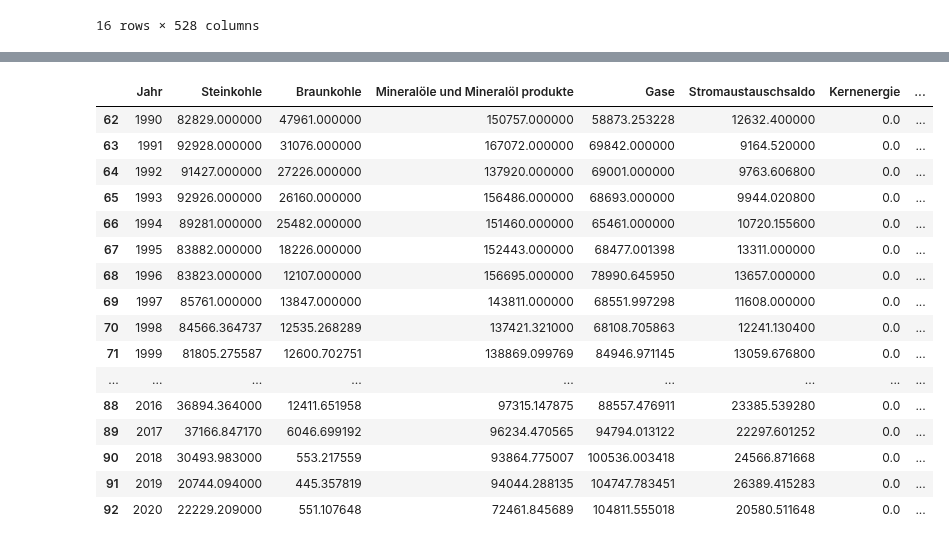
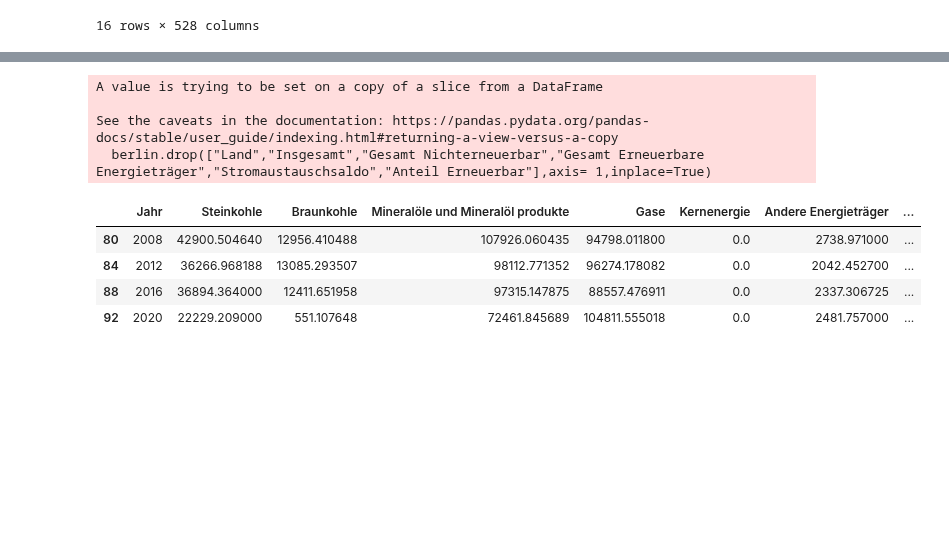
Before and after one commit to uclab-potsdam/klimataz, a Jupyter notebook: data/energy/final_data_energy_bundesland_primaryenergy.ipynb, the cells around one changed output, grey strips where cells are left out. Saved outputs shown, nothing was run; the diff lists cells and outputs as text; code cells hidden in the pictures; blank space fills up the shorter version.

Commit message:
move gerics data to "other" folder, updated data snippets for vis

```diff
--- a/data/energy/final_data_energy_bundesland_primaryenergy.ipynb
+++ b/data/energy/final_data_energy_bundesland_primaryenergy.ipynb
@@ -217,13 +217,52 @@ final_df
 final_df.to_csv("data/final_data_bundesland_energy_primaryconsumption.csv")
 # %%
 ### DATASNIPPET FOR TESTING
+import numpy as np
 
+#berlin = berlin.fillna(0)
+merged_df['Jahr'] = merged_df['Jahr'].astype(int)
 berlin = merged_df[merged_df.Land == "Berlin"]
-    "berlin.drop([\"Land\",\"Insgesamt\",\"Gesamt Nichterneuerbar\",\"Gesamt Erneuerbare Energieträger\",\"Anteil Erneuerbar\"],axis= 1,inplace=True)\n",
-e)
+
+berlin.drop(["Land","Insgesamt","Gesamt Nichterneuerbar","Gesamt Erneuerbare Energieträger","Stromaustauschsaldo","Anteil Erneuerbar"],axis= 1,inplace=True)
+
+#best case years
+years = [2008,2012,2016,2020]
+years_checked = []
+
+
+#if these years have only nan values, use the most recent year
+for year in years:
+    currentyear = year
+    #if many nan, use last year
+    nancount = berlin[berlin.Jahr == currentyear].isnull().sum(axis=1).iloc[0]
+    while nancount > 9:
+        print("has nan", currentyear)
+        currentyear -= 1
+        nancount = berlin[berlin.Jahr == currentyear].isnull().sum(axis=1).iloc[0]
+    else:
+        if(currentyear not in years_checked):
+            print("append",currentyear)
+            years_checked.append(currentyear)
+
+berlin = berlin[berlin['Jahr'].isin(years_checked)]
+
+#berlin = berlin[berlin['Jahr'] >= 2008]
+
+#fill nan values with interpolation!
+berlin = berlin.interpolate(axis=0)
 
 melt = pd.melt(berlin,id_vars=["Jahr"])
-melt.to_csv("data/snippet/energy_primaryconsumption_berlin.csv")
-berlin.to_csv("data/snippet/energy_primaryconsumption2_berlin.csv")
+renewables = ["Klärgas, Deponiegas","Wasserkraft","Windkraft","Solarenergie","Biomasse 1)","Sonstige erneuerbare Energien 2)"]
+melt["Energiekategorie"] = np.where(melt.variable.isin(renewables), 'renewable', 'fossil')
+
+
+#melt.to_csv("data/snippet/energy_primaryconsumption_niedersachsen.csv")
+#berlin.to_csv("data/snippet/energy_primaryconsumption2_niedersachsen.csv")
+
+#berlin = berlin.transpose().reset_index()
+#berlin.columns = berlin.iloc[0]
+#berlin.drop([0],inplace=True)
+
+#berlin.to_csv("data/snippet/energy_primaryconsumption2_niedersachsen_years.csv")
 berlin
 # %% [output]
@@ -234,17 +273,9 @@ See the caveats in the documentation: https://pandas.pydata.org/pandas-docs/stab
+A value is trying to be set on a copy of a slice from a DataFrame
+
+See the caveats in the documentation: https://pandas.pydata.org/pandas-docs/stable/user_guide/indexing.html#returning-a-view-versus-a-copy
+  berlin.drop(["Land","Insgesamt","Gesamt Nichterneuerbar","Gesamt Erneuerbare Energieträger","Stromaustauschsaldo","Anteil Erneuerbar"],axis= 1,inplace=True)
-|  | Jahr | Steinkohle | Braunkohle | Mineralöle und Mineralöl produkte | Gase | Stromaustauschsaldo | Kernenergie | ... |
-| 62 | 1990 | 82829.000000 | 47961.000000 | 150757.000000 | 58873.253228 | 12632.400000 | 0.0 | ... |
-| 63 | 1991 | 92928.000000 | 31076.000000 | 167072.000000 | 69842.000000 | 9164.520000 | 0.0 | ... |
-| 64 | 1992 | 91427.000000 | 27226.000000 | 137920.000000 | 69001.000000 | 9763.606800 | 0.0 | ... |
-| 65 | 1993 | 92926.000000 | 26160.000000 | 156486.000000 | 68693.000000 | 9944.020800 | 0.0 | ... |
-| 66 | 1994 | 89281.000000 | 25482.000000 | 151460.000000 | 65461.000000 | 10720.155600 | 0.0 | ... |
-| 67 | 1995 | 83882.000000 | 18226.000000 | 152443.000000 | 68477.001398 | 13311.000000 | 0.0 | ... |
-| 68 | 1996 | 83823.000000 | 12107.000000 | 156695.000000 | 78990.645950 | 13657.000000 | 0.0 | ... |
-| 69 | 1997 | 85761.000000 | 13847.000000 | 143811.000000 | 68551.997298 | 11608.000000 | 0.0 | ... |
-| 70 | 1998 | 84566.364737 | 12535.268289 | 137421.321000 | 68108.705863 | 12241.130400 | 0.0 | ... |
-| 71 | 1999 | 81805.275587 | 12600.702751 | 138869.099769 | 84946.971145 | 13059.676800 | 0.0 | ... |
-| ... | ... | ... | ... | ... | ... | ... | ... | ... |
-| 88 | 2016 | 36894.364000 | 12411.651958 | 97315.147875 | 88557.476911 | 23385.539280 | 0.0 | ... |
-| 89 | 2017 | 37166.847170 | 6046.699192 | 96234.470565 | 94794.013122 | 22297.601252 | 0.0 | ... |
-| 90 | 2018 | 30493.983000 | 553.217559 | 93864.775007 | 100536.003418 | 24566.871668 | 0.0 | ... |
-| 91 | 2019 | 20744.094000 | 445.357819 | 94044.288135 | 104747.783451 | 26389.415283 | 0.0 | ... |
-| 92 | 2020 | 22229.209000 | 551.107648 | 72461.845689 | 104811.555018 | 20580.511648 | 0.0 | ... |
+|  | Jahr | Steinkohle | Braunkohle | Mineralöle und Mineralöl produkte | Gase | Kernenergie | Andere Energieträger | ... |
+| 80 | 2008 | 42900.504640 | 12956.410488 | 107926.060435 | 94798.011800 | 0.0 | 2738.971000 | ... |
+| 84 | 2012 | 36266.968188 | 13085.293507 | 98112.771352 | 96274.178082 | 0.0 | 2042.452700 | ... |
+| 88 | 2016 | 36894.364000 | 12411.651958 | 97315.147875 | 88557.476911 | 0.0 | 2337.306725 | ... |
+| 92 | 2020 | 22229.209000 | 551.107648 | 72461.845689 | 104811.555018 | 0.0 | 2481.757000 | ... |
```
Also changed, not shown: parts of 1 cell of this notebook, 12 other files.
